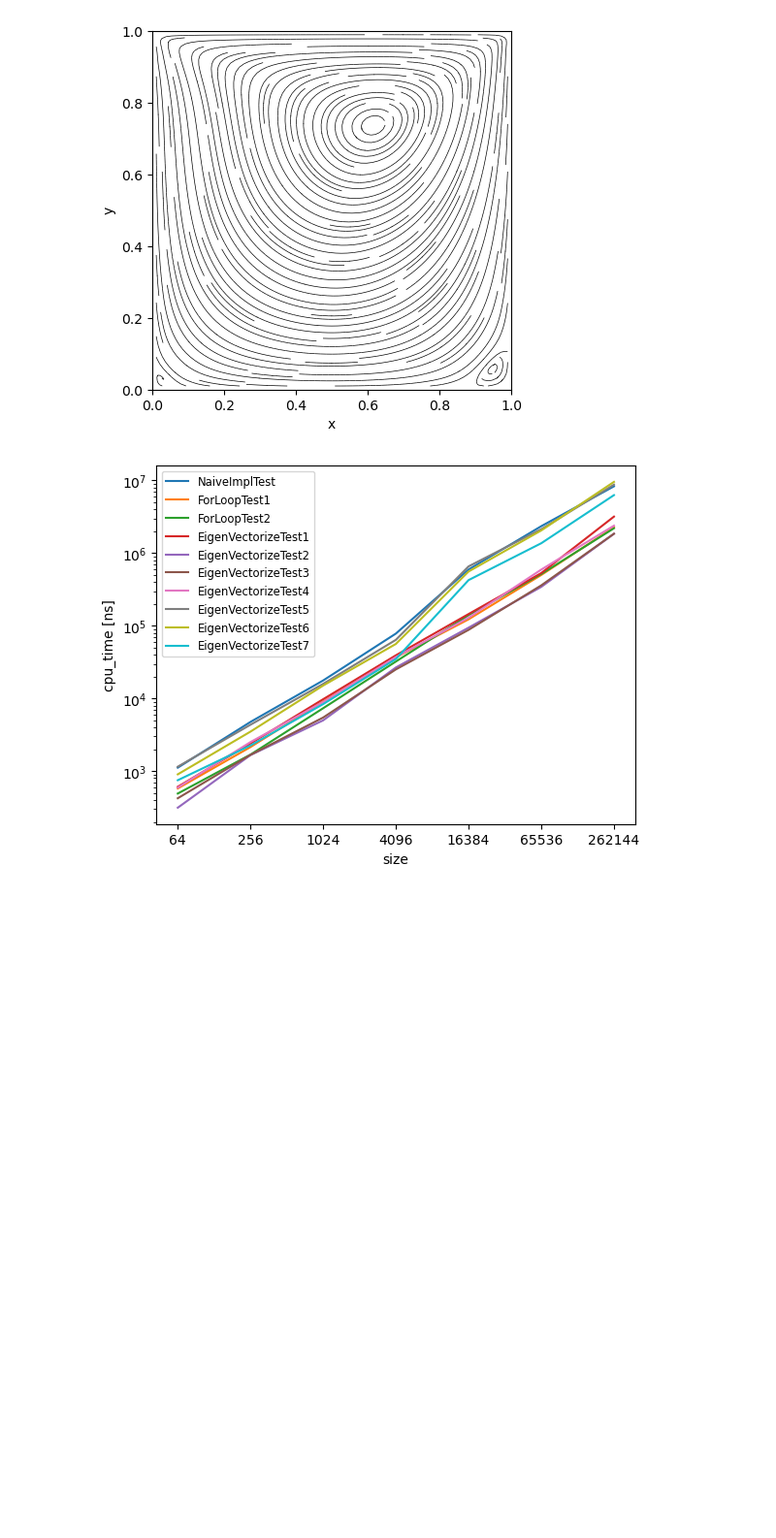
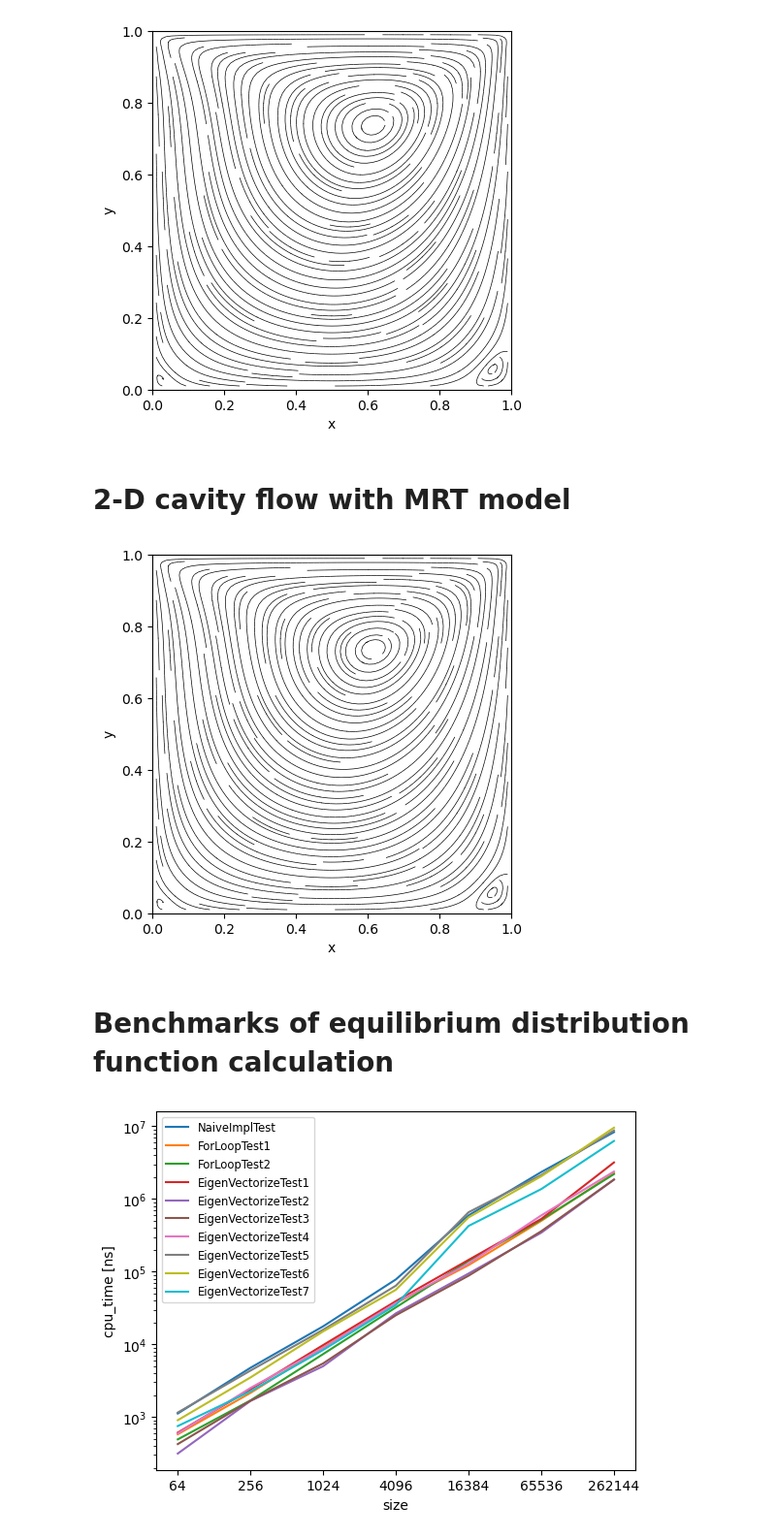
Before and after one commit to shohirose/lbm-simulator, a Jupyter notebook: plot.ipynb, the cells around one changed output. Shown: that part at 97% size. Saved outputs shown, nothing was run; the diff lists cells and outputs as text; code cells hidden in the pictures; blank space fills up the shorter version.

```diff
--- a/plot.ipynb
+++ b/plot.ipynb
@@ -60,6 +94,36 @@ ax.set_ybound([0, 1])
 ax.set_aspect('equal')
 # %% [output]
 [figure]
+# %% [markdown]
+# 2-D cavity flow with MRT model
+# %%
+j = None
+with open(Path('data/cavity_mrt.json'), mode='r') as f:
+    j = json.load(f)
+
+nx = j["gridShape"][0]
+ny = j["gridShape"][1]
+lx = float(nx - 2)
+ly = float(ny - 2)
+
+dir = Path(j["outputDirectory"])
+ux = np.loadtxt(dir / Path("ux.txt"))
+uy = np.loadtxt(dir / Path("uy.txt"))
+x = np.loadtxt(dir / Path("x.txt")) / lx
+y = np.loadtxt(dir / Path("y.txt")) / ly
+
+fig = plt.figure()
+ax = fig.add_subplot(111)
+ax.streamplot(x, y, ux, uy, density=2, color="k", arrowstyle="-", linewidth=0.5)
+ax.set_xlabel("x")
+ax.set_ylabel("y")
+ax.set_xbound([0, 1])
+ax.set_ybound([0, 1])
+ax.set_aspect('equal')
+# %% [output]
+[figure, added]
+# %% [markdown]
+# Benchmarks of equilibrium distribution function calculation
 # %%
 from pathlib import Path
 import pandas as pd
```
Also changed, not shown: parts of 5 cells of this notebook.
